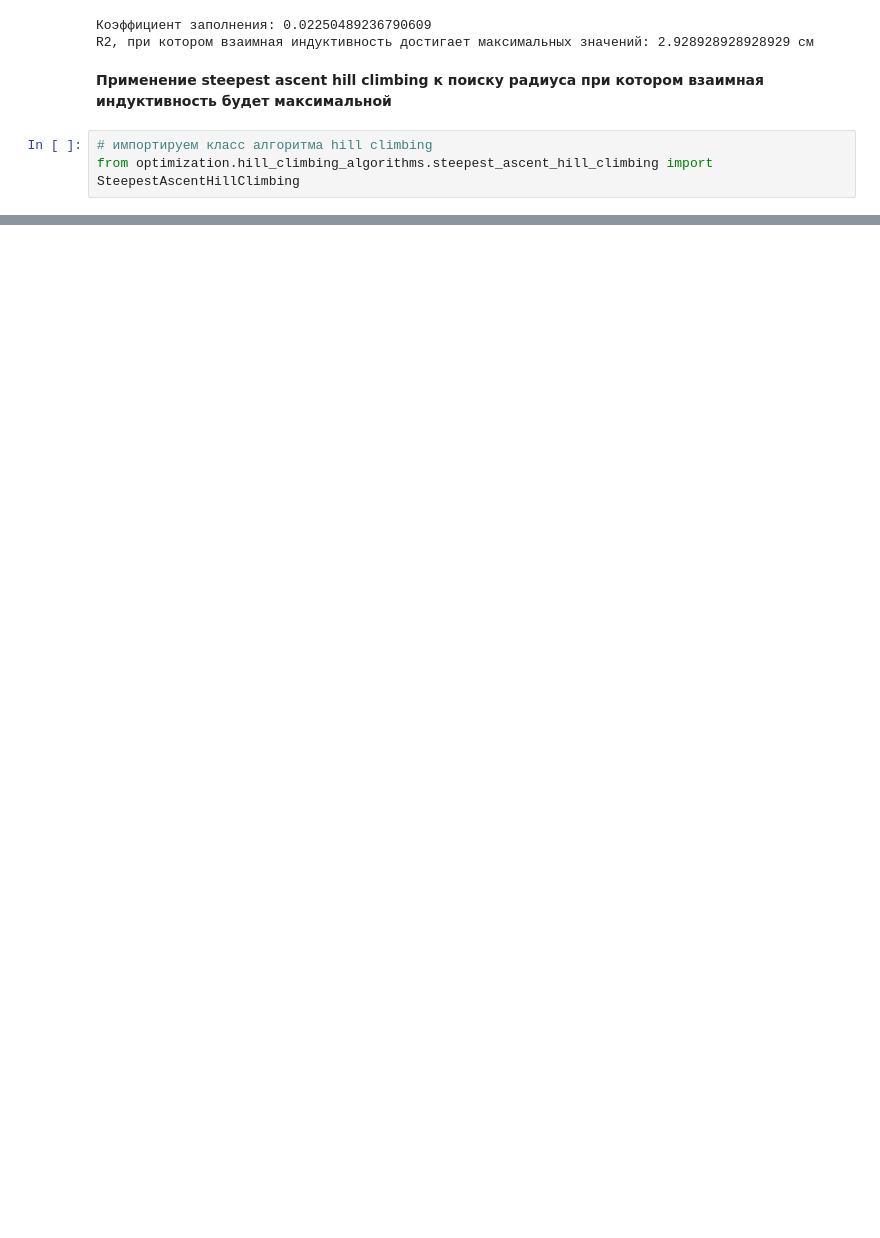
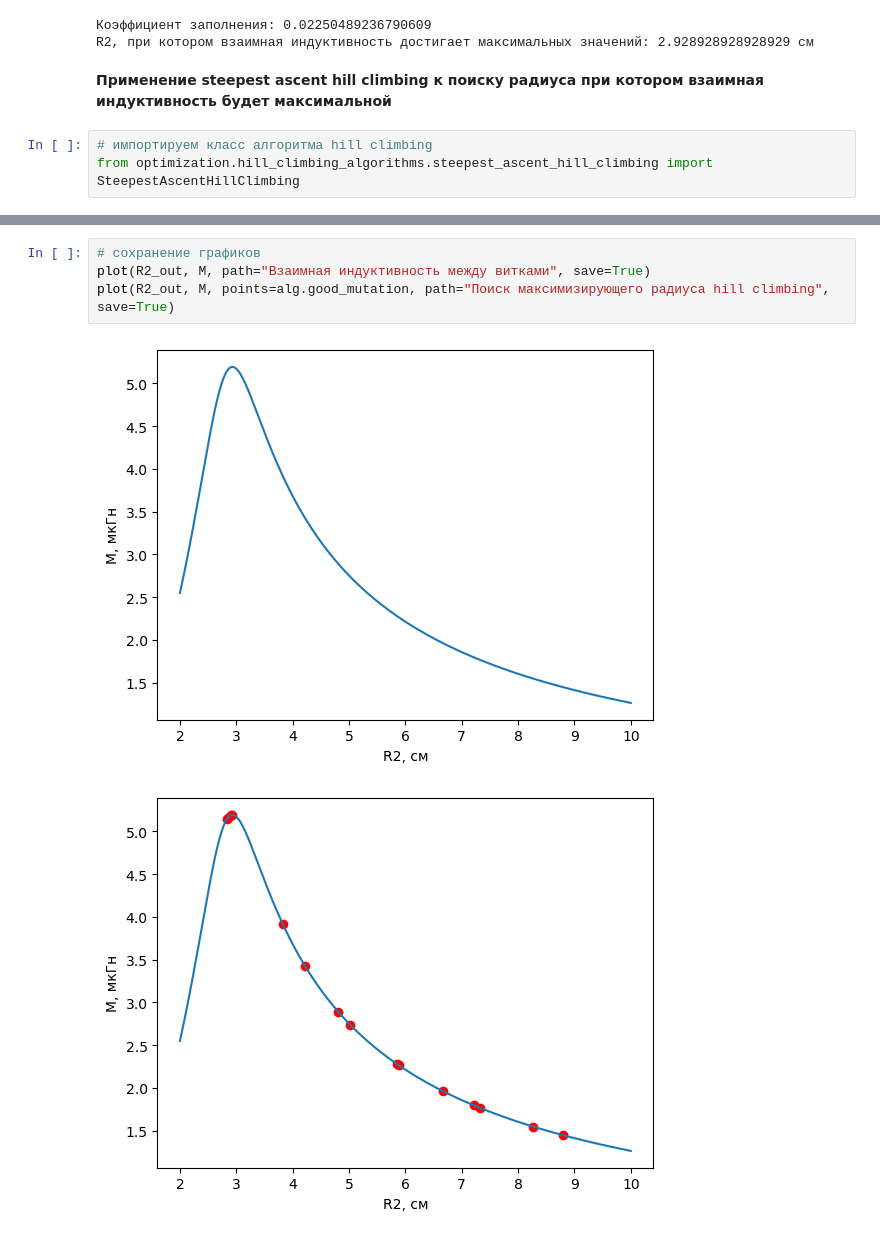
Before and after one commit to AndreyMorozov42/coil-optimization-algorithms, a Jupyter notebook: mutual_inductance_two_turns.ipynb, the cells around one changed output, grey strips where cells are left out. Cells and saved outputs as stored; diff of their text form; blank space fills up the shorter version.

```diff
--- a/mutual_inductance_two_turns.ipynb
+++ b/mutual_inductance_two_turns.ipynb
@@ -71,0 +73,7 @@ print(f"Значение радиуса: {alg.x0} см")
+# %%
+# сохранение графиков
+plot(R2_out, M, path="Взаимная индуктивность между витками", save=True)
+plot(R2_out, M, points=alg.good_mutation, path="Поиск максимизирующего радиуса hill climbing", save=True)
+# %% [output]
+[figure, added]
+[figure, added]
```
Also changed, not shown: parts of 4 cells of this notebook, 1 other file.
